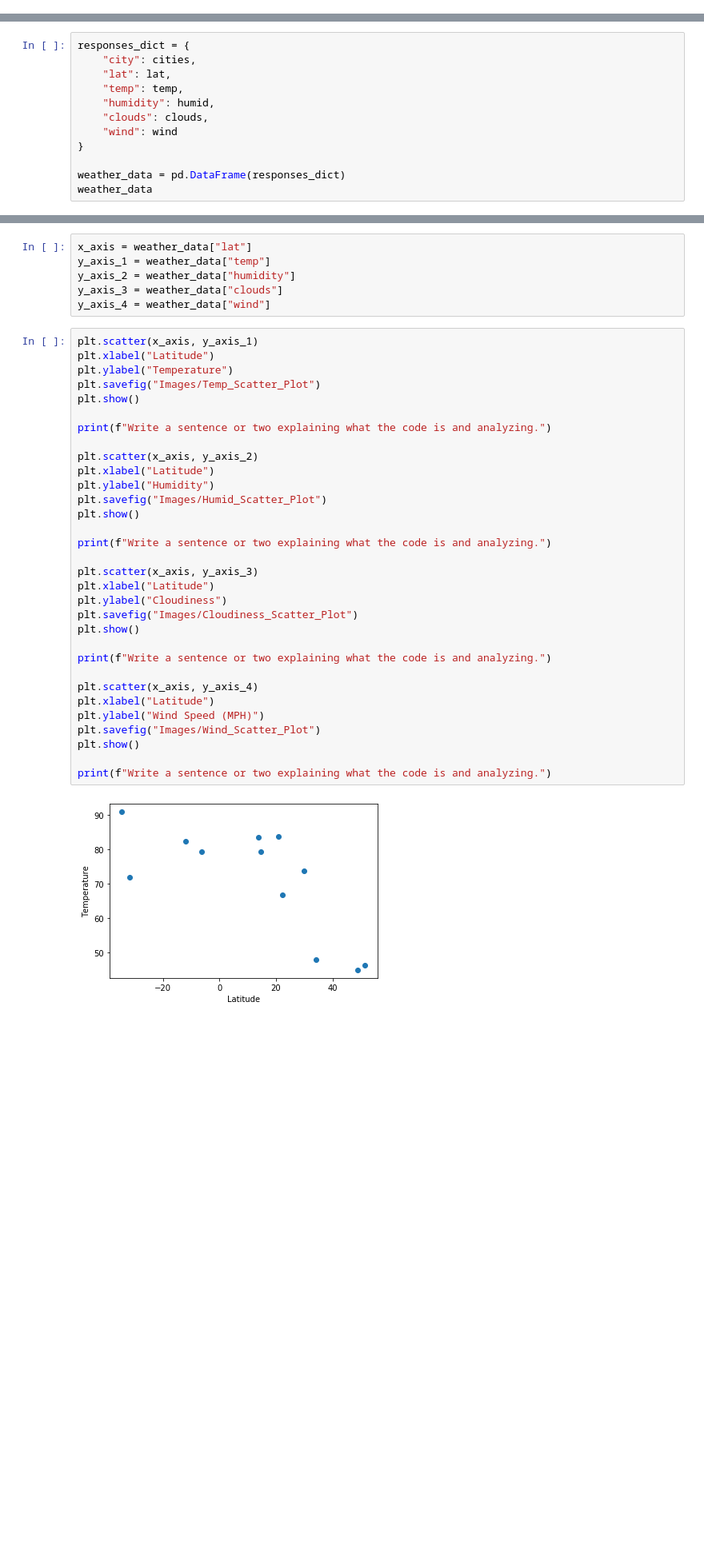
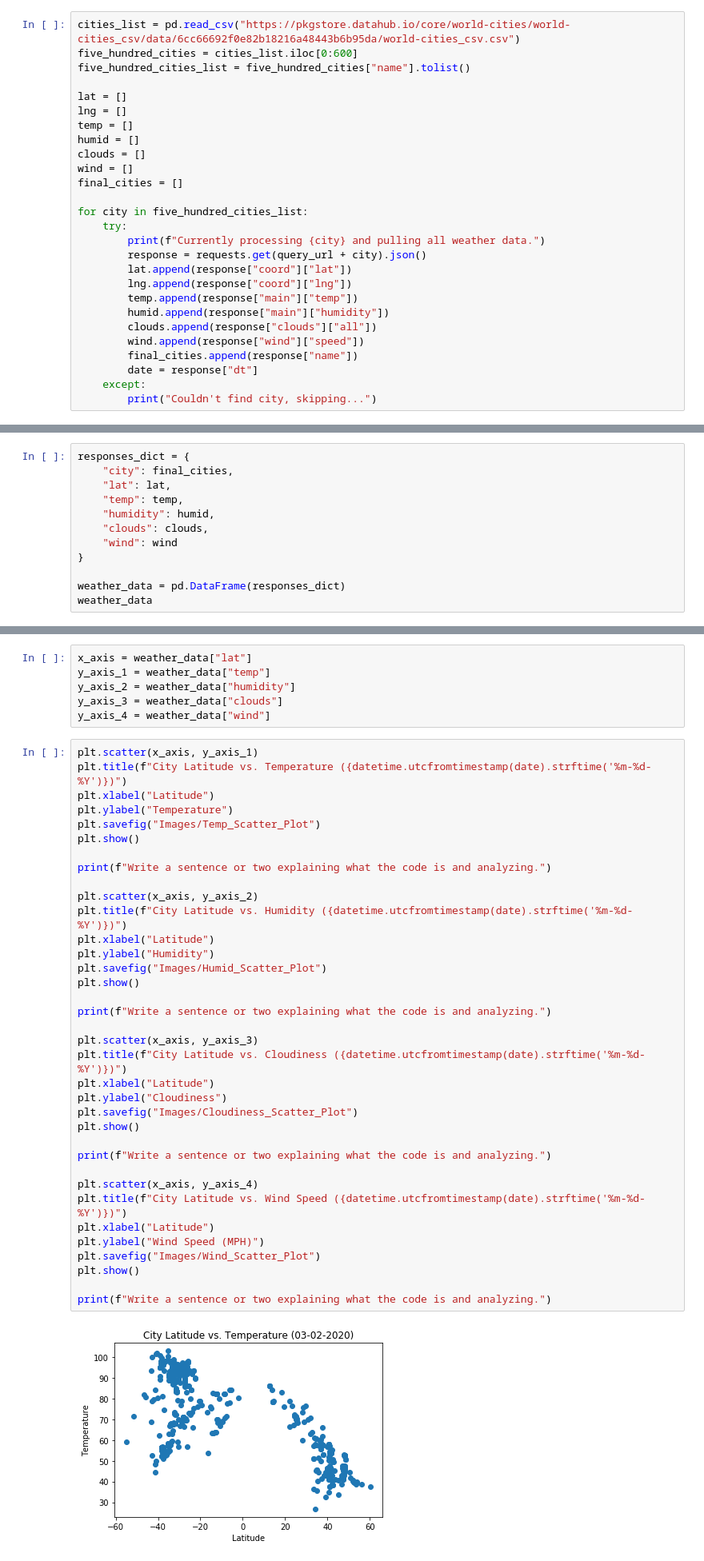
Before and after one commit to markmessick/python-api-challenge, a Jupyter notebook: WeatherPy/WeatherPy.ipynb, the cells around one changed output, grey strips where cells are left out. Shown: that part at 80% size. Saved outputs shown, nothing was run; the diff lists cells and outputs as text; blank space fills up the shorter version.

```diff
--- a/WeatherPy/WeatherPy.ipynb
+++ b/WeatherPy/WeatherPy.ipynb
@@ -42,0 +42,27 @@ Currently processing Jakarta and pulling all weather data.
+# %%
+cities_list = pd.read_csv("https://pkgstore.datahub.io/core/world-cities/world-cities_csv/data/6cc66692f0e82b18216a48443b6b95da/world-cities_csv.csv")
+five_hundred_cities = cities_list.iloc[0:600]
+five_hundred_cities_list = five_hundred_cities["name"].tolist()
+
+lat = []
+lng = []
+temp = []
+humid = []
+clouds = []
+wind = []
+final_cities = []
+
+for city in five_hundred_cities_list:
+    try:
+        print(f"Currently processing {city} and pulling all weather data.")
+        response = requests.get(query_url + city).json()
+        lat.append(response["coord"]["lat"])
+        lng.append(response["coord"]["lng"])
+        temp.append(response["main"]["temp"])
+        humid.append(response["main"]["humidity"])
+        clouds.append(response["clouds"]["all"])
+        wind.append(response["wind"]["speed"])
+        final_cities.append(response["name"])
+        date = response["dt"]
+    except:
+        print("Couldn't find city, skipping...")
@@ -43,6 +87,6 @@ Currently processing Jakarta and pulling all weather data.
 # %%
 responses_dict = {
-    "city": cities,
+    "city": final_cities,
     "lat": lat,
     "temp": temp,
     "humidity": humid,
@@ -74,36 +118,40 @@ y_axis_3 = weather_data["clouds"]
 y_axis_4 = weather_data["wind"]
 # %%
 plt.scatter(x_axis, y_axis_1)
+plt.title(f"City Latitude vs. Temperature ({datetime.utcfromtimestamp(date).strftime('%m-%d-%Y')})")
 plt.xlabel("Latitude")
 plt.ylabel("Temperature")
 plt.savefig("Images/Temp_Scatter_Plot")
 plt.show()
 
 print(f"Write a sentence or two explaining what the code is and analyzing.")
 
 plt.scatter(x_axis, y_axis_2)
+plt.title(f"City Latitude vs. Humidity ({datetime.utcfromtimestamp(date).strftime('%m-%d-%Y')})")
 plt.xlabel("Latitude")
 plt.ylabel("Humidity")
 plt.savefig("Images/Humid_Scatter_Plot")
 plt.show()
 
 print(f"Write a sentence or two explaining what the code is and analyzing.")
 
 plt.scatter(x_axis, y_axis_3)
+plt.title(f"City Latitude vs. Cloudiness ({datetime.utcfromtimestamp(date).strftime('%m-%d-%Y')})")
 plt.xlabel("Latitude")
 plt.ylabel("Cloudiness")
 plt.savefig("Images/Cloudiness_Scatter_Plot")
 plt.show()
 
 print(f"Write a sentence or two explaining what the code is and analyzing.")
 
 plt.scatter(x_axis, y_axis_4)
+plt.title(f"City Latitude vs. Wind Speed ({datetime.utcfromtimestamp(date).strftime('%m-%d-%Y')})")
 plt.xlabel("Latitude")
 plt.ylabel("Wind Speed (MPH)")
 plt.savefig("Images/Wind_Scatter_Plot")
 plt.show()
 
 print(f"Write a sentence or two explaining what the code is and analyzing.")
 # %% [output]
-[figure, old version]
+[figure, new version]
 Write a sentence or two explaining what the code is and analyzing.
```
Also changed, not shown: parts of 7 cells of this notebook, 17 other files.
